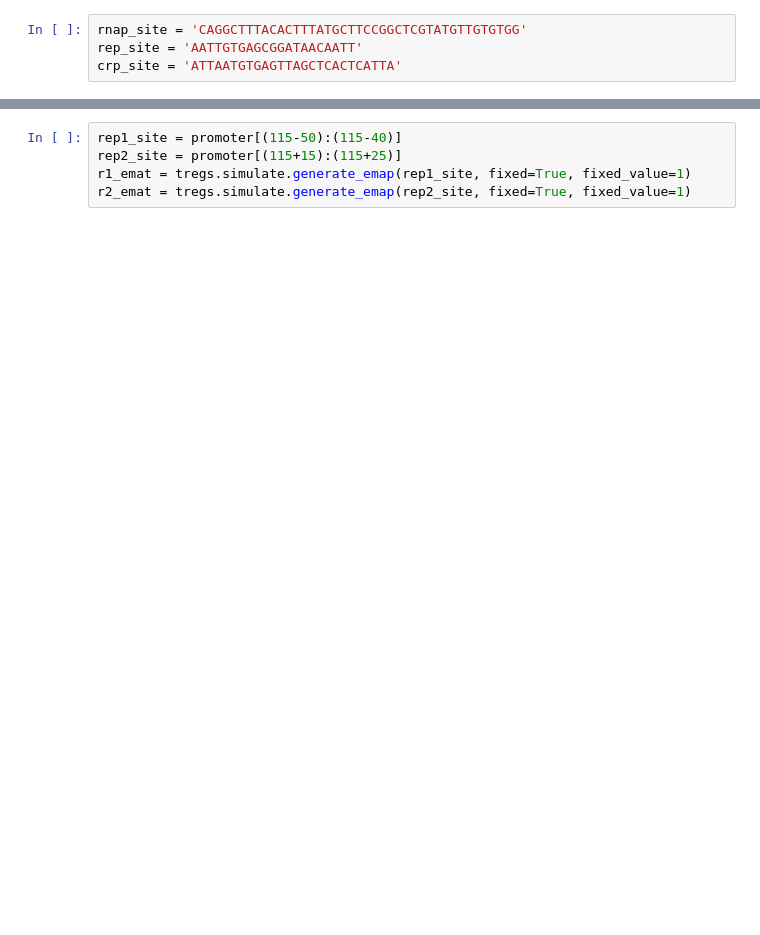
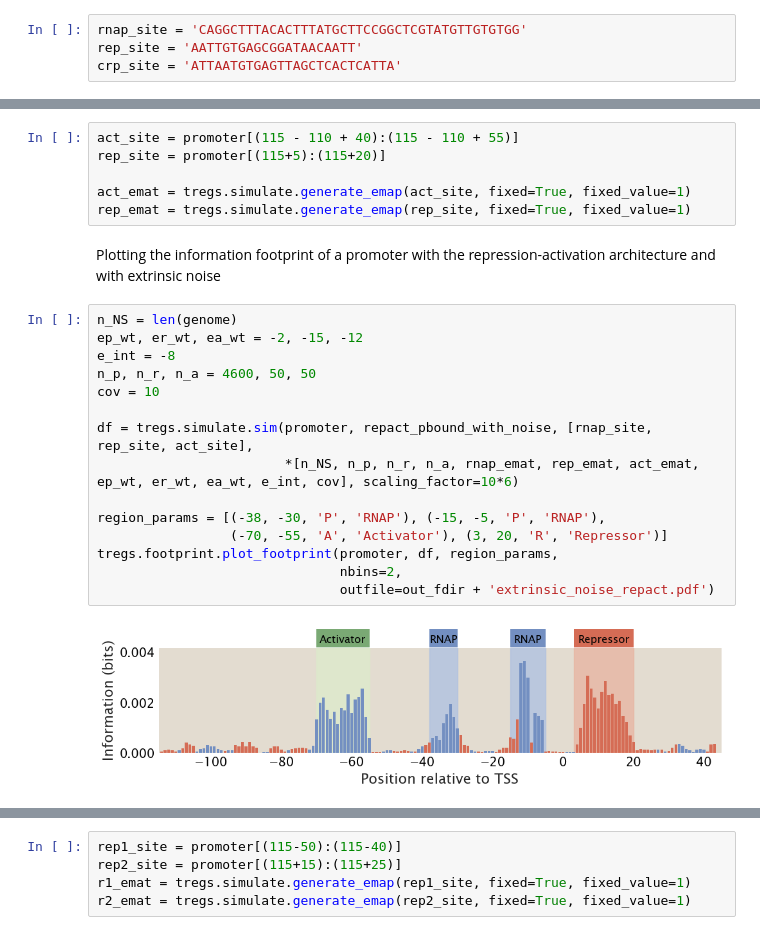
Before and after one commit to RPGroup-PBoC/theoretical_regseq, a Jupyter notebook: SI_notebooks/figS19_extrinsic_noise_all_architectures.ipynb, the cells around one changed output, grey strips where cells are left out. Drawn from its saved outputs; the diff is of its cells as text; blank space fills up the shorter version.

```diff
--- a/SI_notebooks/figS19_extrinsic_noise_all_architectures.ipynb
+++ b/SI_notebooks/figS19_extrinsic_noise_all_architectures.ipynb
@@ -94,0 +231,25 @@ tregs.footprint.plot_footprint(promoter, df, region_params,
+# %%
+act_site = promoter[(115 - 110 + 40):(115 - 110 + 55)]
+rep_site = promoter[(115+5):(115+20)]
+
+act_emat = tregs.simulate.generate_emap(act_site, fixed=True, fixed_value=1)
+rep_emat = tregs.simulate.generate_emap(rep_site, fixed=True, fixed_value=1)
+# %% [markdown]
+Plotting the information footprint of a promoter with the repression-activation architecture and with extrinsic noise
+# %%
+n_NS = len(genome)
+ep_wt, er_wt, ea_wt = -2, -15, -12
+e_int = -8
+n_p, n_r, n_a = 4600, 50, 50
+cov = 10
+
+df = tregs.simulate.sim(promoter, repact_pbound_with_noise, [rnap_site, rep_site, act_site],
+                        *[n_NS, n_p, n_r, n_a, rnap_emat, rep_emat, act_emat, ep_wt, er_wt, ea_wt, e_int, cov], scaling_factor=10*6)
+
+region_params = [(-38, -30, 'P', 'RNAP'), (-15, -5, 'P', 'RNAP'),
+                 (-70, -55, 'A', 'Activator'), (3, 20, 'R', 'Repressor')]
+tregs.footprint.plot_footprint(promoter, df, region_params,
+                               nbins=2,
+                               outfile=out_fdir + 'extrinsic_noise_repact.pdf')
+# %% [output]
+[figure, added]
```
Also changed, not shown: parts of 45 cells of this notebook, 8 other files.
